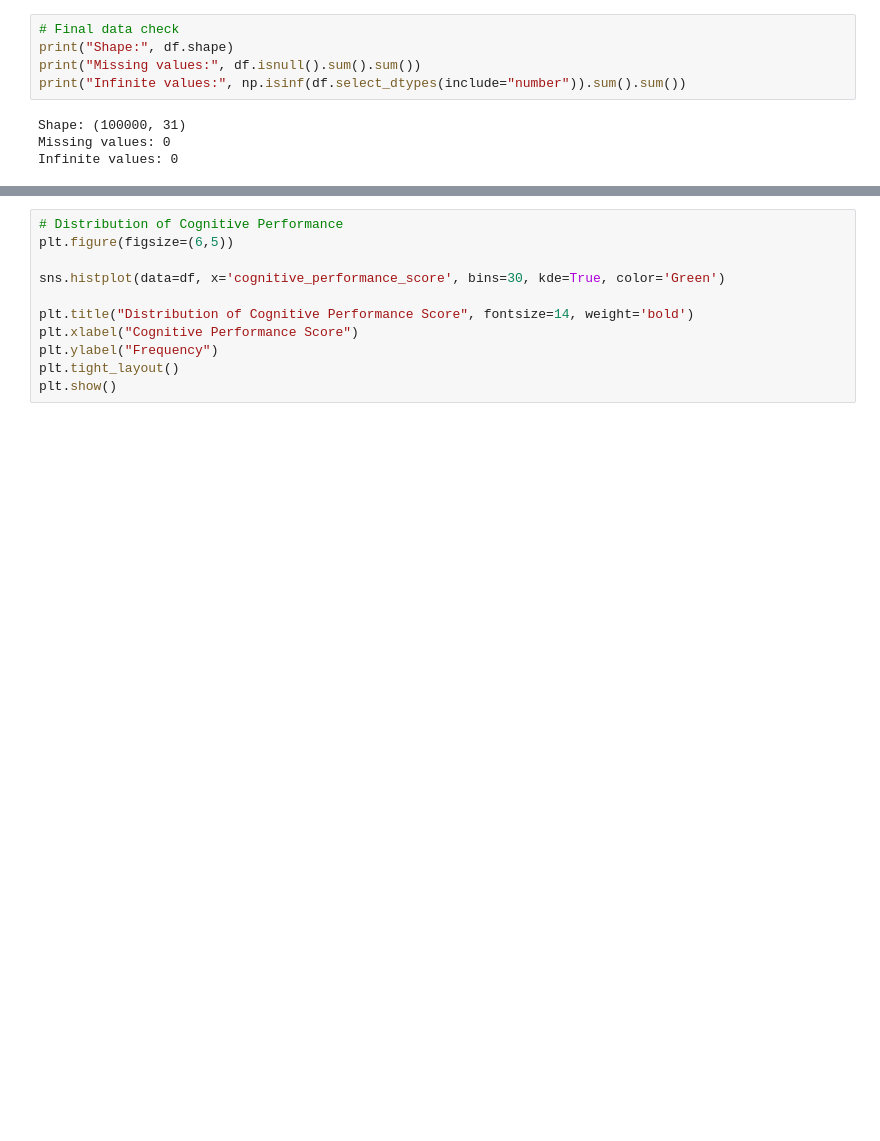
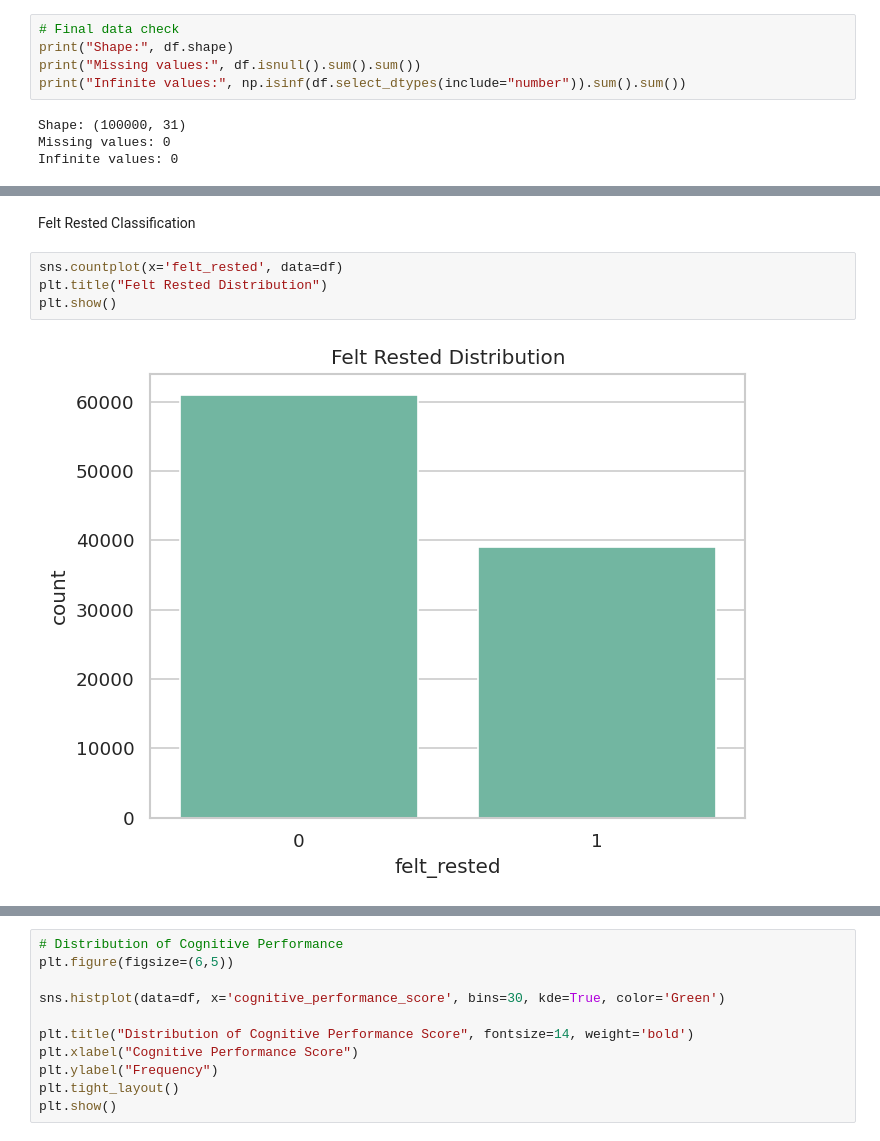
Before and after one commit to ibtihal7alharbi-tech/ML-project, a Jupyter notebook: sleep_disorder_risk_prediction.ipynb, the cells around one changed output, grey strips where cells are left out. Saved outputs shown, nothing was run; the diff lists cells and outputs as text; blank space fills up the shorter version.

```diff
--- a/sleep_disorder_risk_prediction.ipynb
+++ b/sleep_disorder_risk_prediction.ipynb
@@ -266,0 +324,8 @@ Infinite values: 0
+# %% [markdown]
+Felt Rested Classification
+# %%
+sns.countplot(x='felt_rested', data=df)
+plt.title("Felt Rested Distribution")
+plt.show()
+# %% [output]
+[figure, added]
```
Also changed, not shown: parts of 14 cells of this notebook.
